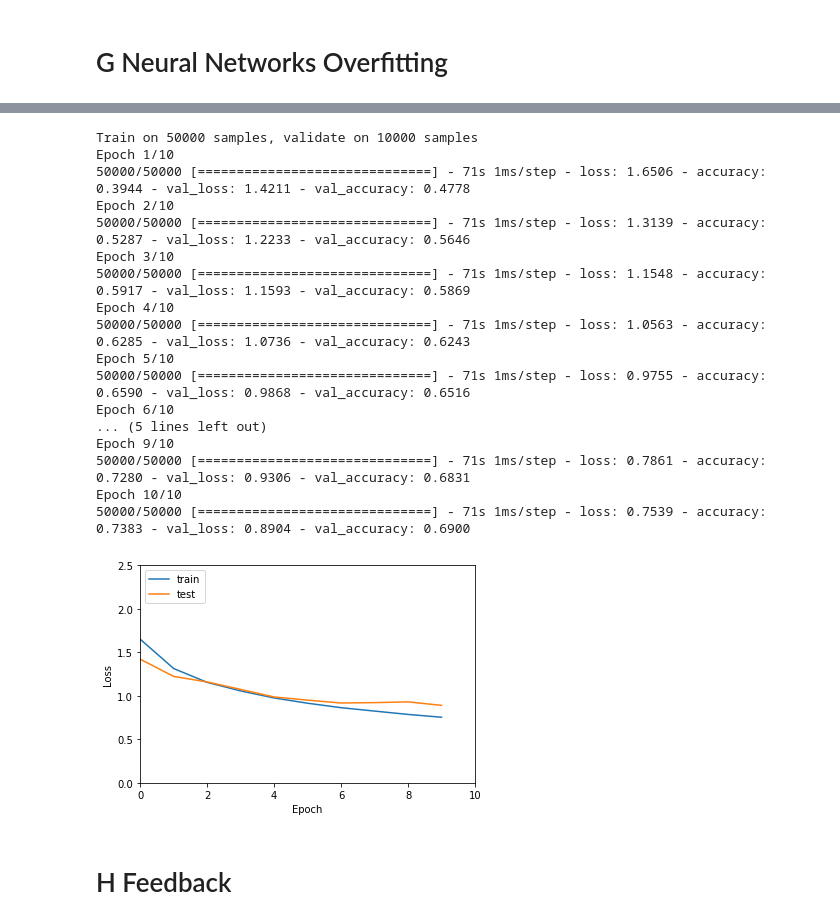
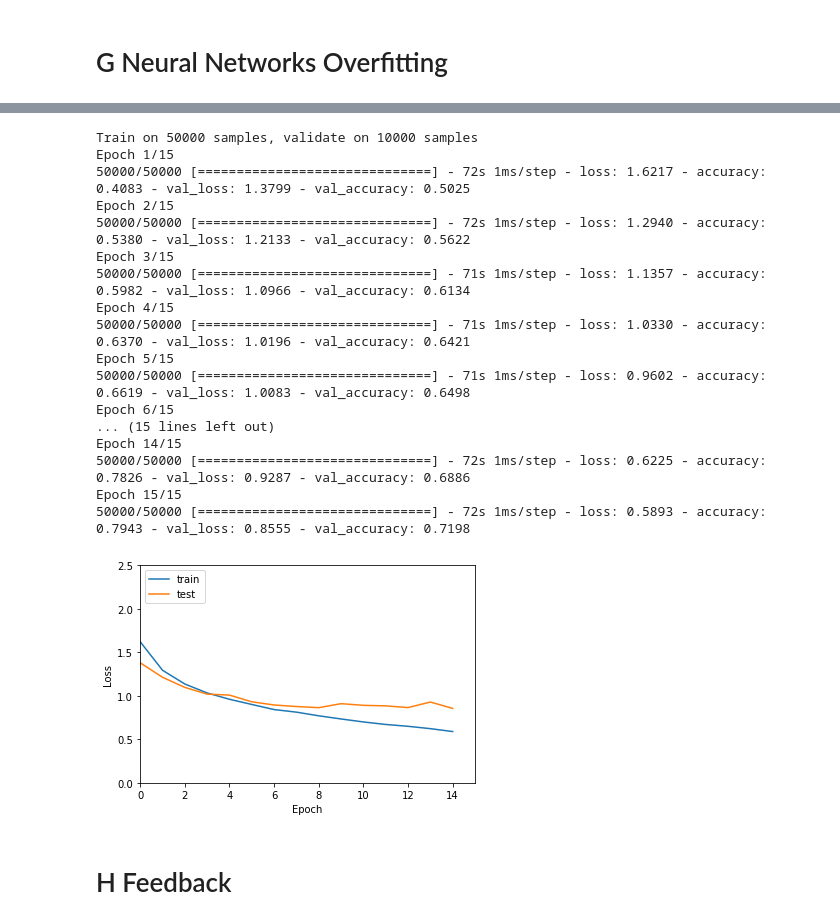
Before and after one commit to maxmoehl/ATIT2_assignments, a Jupyter notebook: Assignment_2/solution.ipynb, the cells around one changed output, grey strips where cells are left out. Saved outputs shown, nothing was run; the diff lists cells and outputs as text; code cells hidden in the pictures.

```diff
--- a/Assignment_2/solution.ipynb
+++ b/Assignment_2/solution.ipynb
@@ -135,11 +120,8 @@ model = models.Sequential()
 model.add(layers.Conv2D(32, (3, 3), activation='relu', input_shape=(32, 32, 3)))
 model.add(layers.MaxPooling2D((2, 2)))
 model.add(layers.Conv2D(64, (3, 3), activation='relu'))
-model.add(layers.MaxPooling2D((2, 2)))
-model.add(layers.Conv2D(64, (3, 3), activation='relu'))
 
 model.add(layers.Flatten())
-model.add(layers.Dense(64, activation='relu'))
 model.add(layers.Dense(10, activation='softmax'))
 
 model.summary()
@@ -166,6 +149,6 @@ _________________________________________________________________
 # %% [markdown]
 ### Modell in 40 Epochen trainieren und jede Epoche die Genauigkeit messen
 # %%
-history = model.fit(X_train, Y_train, batch_size=100, epochs=40, validation_data=(X_test, Y_test))
+history = model.fit(X_train, Y_train, batch_size=100, epochs=20, validation_data=(X_test, Y_test))
 # %% [output]
 Train on 10000 samples, validate on 50000 samples
@@ -188,5 +171,5 @@ Epoch 40/40
 # %%
-def plot_results(history, epoch_lim=40):
+def plot_results(history, epoch_lim=20):
   plt.plot(history.history['loss'], label='train')
   plt.plot(history.history['val_loss'], label='test')
   plt.xlabel('Epoch')
@@ -244,28 +233,28 @@ Trainable params: 122,570
 Non-trainable params: 0
 _________________________________________________________________
 # %%
-history = model.fit(X_train, Y_train, batch_size=100, epochs=10, validation_data=(X_test, Y_test))
+history = model.fit(X_train, Y_train, batch_size=100, epochs=15, validation_data=(X_test, Y_test))
 # %% [output]
 Train on 50000 samples, validate on 10000 samples
-Epoch 1/10
-50000/50000 [==============================] - 71s 1ms/step - loss: 1.6506 - accuracy: 0.3944 - val_loss: 1.4211 - val_accuracy: 0.4778
-Epoch 2/10
-50000/50000 [==============================] - 71s 1ms/step - loss: 1.3139 - accuracy: 0.5287 - val_loss: 1.2233 - val_accuracy: 0.5646
-Epoch 3/10
-50000/50000 [==============================] - 71s 1ms/step - loss: 1.1548 - accuracy: 0.5917 - val_loss: 1.1593 - val_accuracy: 0.5869
-Epoch 4/10
-50000/50000 [==============================] - 71s 1ms/step - loss: 1.0563 - accuracy: 0.6285 - val_loss: 1.0736 - val_accuracy: 0.6243
-Epoch 5/10
-50000/50000 [==============================] - 71s 1ms/step - loss: 0.9755 - accuracy: 0.6590 - val_loss: 0.9868 - val_accuracy: 0.6516
-Epoch 6/10
-... (5 lines left out)
-Epoch 9/10
-50000/50000 [==============================] - 71s 1ms/step - loss: 0.7861 - accuracy: 0.7280 - val_loss: 0.9306 - val_accuracy: 0.6831
-Epoch 10/10
-50000/50000 [==============================] - 71s 1ms/step - loss: 0.7539 - accuracy: 0.7383 - val_loss: 0.8904 - val_accuracy: 0.6900
+Epoch 1/15
+50000/50000 [==============================] - 72s 1ms/step - loss: 1.6217 - accuracy: 0.4083 - val_loss: 1.3799 - val_accuracy: 0.5025
+Epoch 2/15
+50000/50000 [==============================] - 72s 1ms/step - loss: 1.2940 - accuracy: 0.5380 - val_loss: 1.2133 - val_accuracy: 0.5622
+Epoch 3/15
+50000/50000 [==============================] - 71s 1ms/step - loss: 1.1357 - accuracy: 0.5982 - val_loss: 1.0966 - val_accuracy: 0.6134
+Epoch 4/15
+50000/50000 [==============================] - 71s 1ms/step - loss: 1.0330 - accuracy: 0.6370 - val_loss: 1.0196 - val_accuracy: 0.6421
+Epoch 5/15
+50000/50000 [==============================] - 71s 1ms/step - loss: 0.9602 - accuracy: 0.6619 - val_loss: 1.0083 - val_accuracy: 0.6498
+Epoch 6/15
+... (15 lines left out)
+Epoch 14/15
+50000/50000 [==============================] - 72s 1ms/step - loss: 0.6225 - accuracy: 0.7826 - val_loss: 0.9287 - val_accuracy: 0.6886
+Epoch 15/15
+50000/50000 [==============================] - 72s 1ms/step - loss: 0.5893 - accuracy: 0.7943 - val_loss: 0.8555 - val_accuracy: 0.7198
 # %%
-plot_results(history, epoch_lim=10)
+plot_results(history, epoch_lim=15)
 # %% [output]
-[figure, old version]
+[figure, new version]
 # %% [markdown]
 # H Feedback
```
Also changed, not shown: parts of 10 cells of this notebook.
